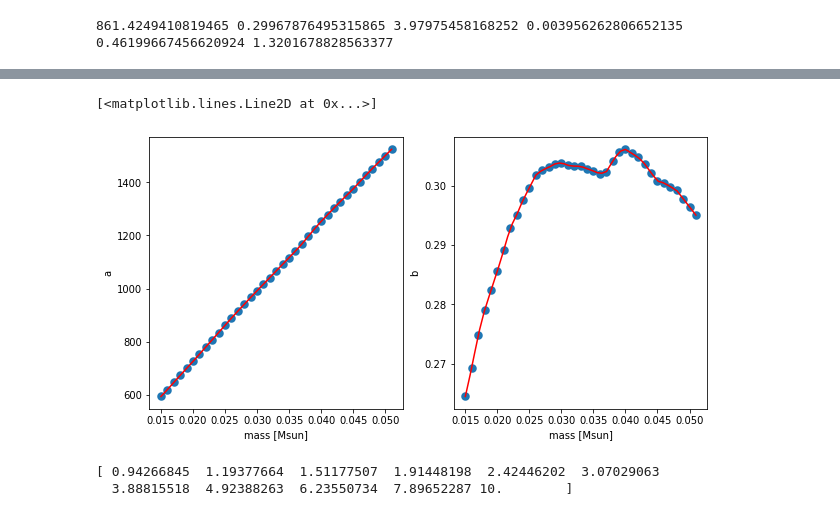
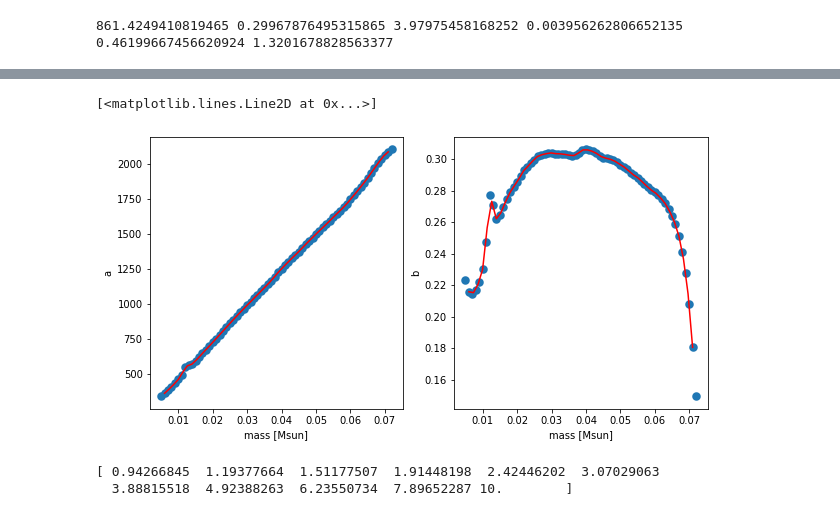
Before and after one commit to SvPoder/exoplanets, a Jupyter notebook: jupyter-notebook/checking_derivatives.ipynb, the cells around one changed output, grey strips where cells are left out. Cells and saved outputs as stored; diff of their text form; code cells hidden in the pictures.

```diff
--- a/jupyter-notebook/checking_derivatives.ipynb
+++ b/jupyter-notebook/checking_derivatives.ipynb
@@ -262,6 +267,6 @@ for model in models:
 # %%
 masses = np.sort(np.asarray(evolution_ATMO20["M"]))
-pos    = np.where((masses > 0.014) & (masses < 0.052))
+pos    = np.where((masses > 0.004) & (masses < 0.073))
 masses = masses[pos]
 #print(masses)
 
@@ -406,12 +422,12 @@ b_interp = interp1d(masses, b)
 # %%
 fig, ax = plt.subplots(1, 2, figsize=(10, 5))
 ax[0].scatter(masses, a, lw=2.5); ax[0].set_ylabel("a"); ax[0].set_xlabel("mass [Msun]")
-ax[0].plot(np.linspace(0.015, 0.051), a_interp(np.linspace(0.015, 0.051)), color="r")
+ax[0].plot(np.linspace(0.006, 0.071), a_interp(np.linspace(0.006, 0.071)), color="r")
 ax[1].scatter(masses, b, lw=2.5); ax[1].set_ylabel("b"); ax[1].set_xlabel("mass [Msun]")
-ax[1].plot(np.linspace(0.015, 0.051), b_interp(np.linspace(0.015, 0.051)), color="r")
+ax[1].plot(np.linspace(0.006, 0.071), b_interp(np.linspace(0.006, 0.071)), color="r")
 # %% [output]
 [<matplotlib.lines.Line2D at 0x...>]
-[figure, old version]
+[figure, new version]
 # %%
 def objective_Tint_vs_mass(mass, c, d):
     return c*mass + d
```
Also changed, not shown: parts of 6 cells of this notebook, 5 other files.
